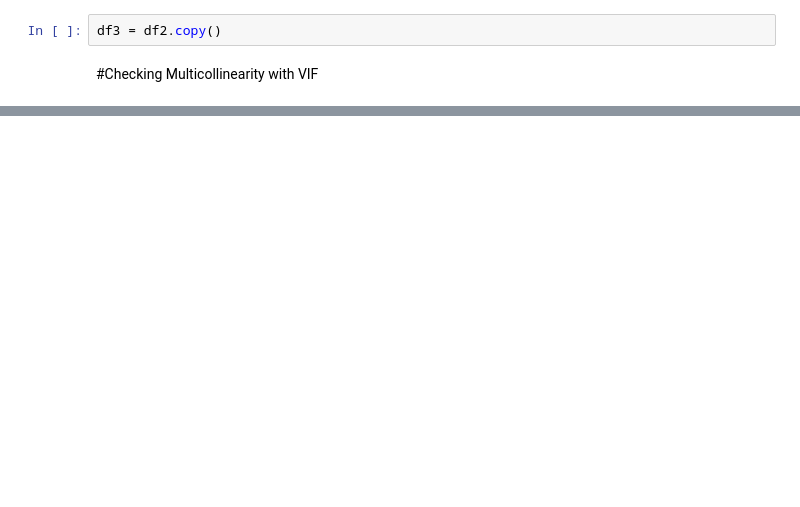
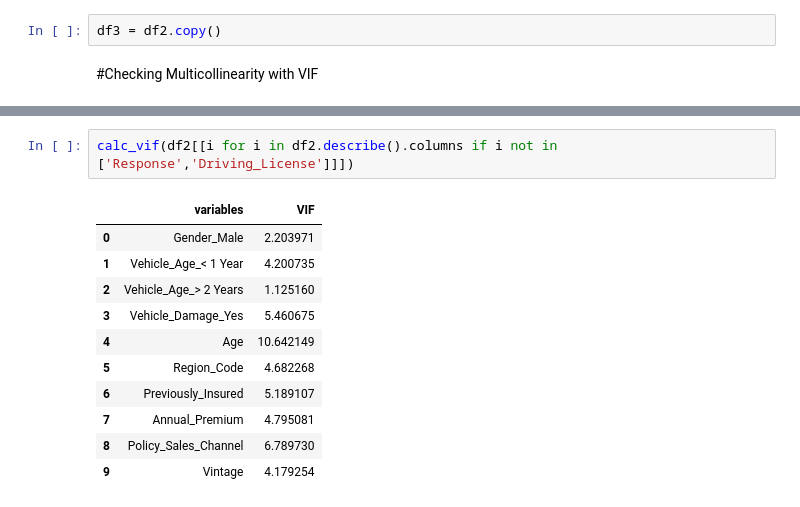
Before and after one commit to HONAJIPHAD/HEALTH-INSURANCE-CROSS-SELL-PREDICTION, a Jupyter notebook: HEALTH_INSURANCE_CROSS_SELL_PREDICTION.ipynb, the cells around one changed output, grey strips where cells are left out. Cells and saved outputs as stored; diff of their text form; blank space fills up the shorter version.

```diff
--- a/HEALTH_INSURANCE_CROSS_SELL_PREDICTION.ipynb
+++ b/HEALTH_INSURANCE_CROSS_SELL_PREDICTION.ipynb
@@ -459,0 +486,14 @@ df3 = df2.copy()
+# %%
+calc_vif(df2[[i for i in df2.describe().columns if i not in ['Response','Driving_License']]])
+# %% [output]
+|  | variables | VIF |
+| 0 | Gender_Male | 2.203971 |
+| 1 | Vehicle_Age_< 1 Year | 4.200735 |
+| 2 | Vehicle_Age_> 2 Years | 1.125160 |
+| 3 | Vehicle_Damage_Yes | 5.460675 |
+| 4 | Age | 10.642149 |
+| 5 | Region_Code | 4.682268 |
+| 6 | Previously_Insured | 5.189107 |
+| 7 | Annual_Premium | 4.795081 |
+| 8 | Policy_Sales_Channel | 6.789730 |
+| 9 | Vintage | 4.179254 |
```
Also changed, not shown: parts of 68 cells of this notebook.
